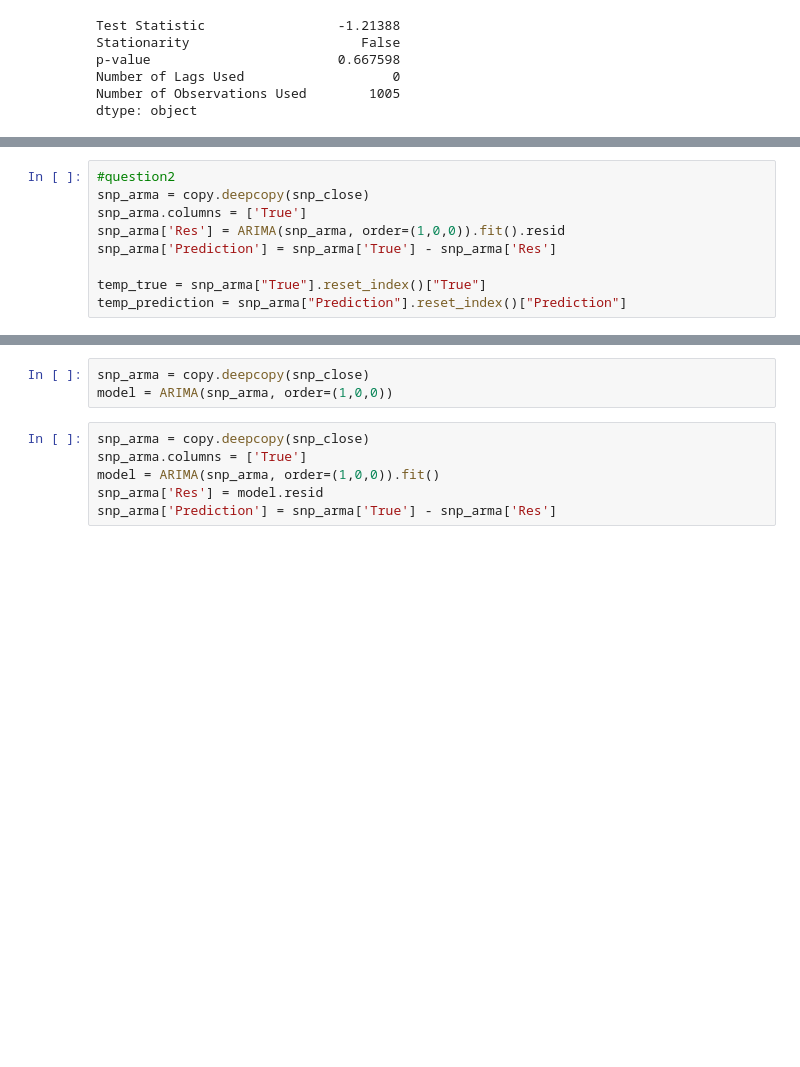
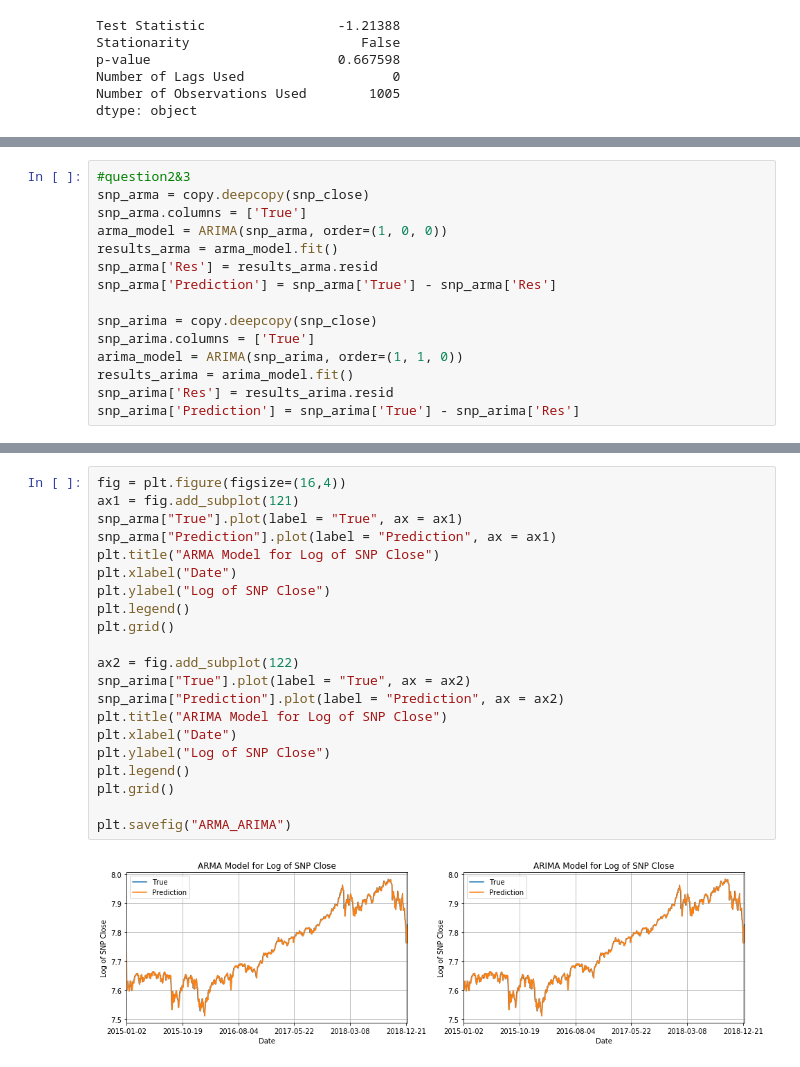
Before and after one commit to yhl116/FSPCW, a Jupyter notebook: 1.2 ARMA vs. ARIMA Models for Financial Applications.ipynb, the cells around one changed output, grey strips where cells are left out. Cells and saved outputs as stored; diff of their text form; blank space fills up the shorter version.

Commit message:
Started Part 2
Finished Part 1 except for 1.2 question 4, finished part 2 until question 3

```diff
--- a/1.2 ARMA vs. ARIMA Models for Financial Applications.ipynb
+++ b/1.2 ARMA vs. ARIMA Models for Financial Applications.ipynb
@@ -51,9 +101,15 @@ dtype: object
 # %%
-#question2
+#question2&3
 snp_arma = copy.deepcopy(snp_close)
 snp_arma.columns = ['True']
-snp_arma['Res'] = ARIMA(snp_arma, order=(1,0,0)).fit().resid
+arma_model = ARIMA(snp_arma, order=(1, 0, 0))
+results_arma = arma_model.fit()
+snp_arma['Res'] = results_arma.resid
 snp_arma['Prediction'] = snp_arma['True'] - snp_arma['Res']
 
-temp_true = snp_arma["True"].reset_index()["True"]
-temp_prediction = snp_arma["Prediction"].reset_index()["Prediction"]
+snp_arima = copy.deepcopy(snp_close)
+snp_arima.columns = ['True']
+arima_model = ARIMA(snp_arima, order=(1, 1, 0))
+results_arima = arima_model.fit()
+snp_arima['Res'] = results_arima.resid
+snp_arima['Prediction'] = snp_arima['True'] - snp_arima['Res']
@@ -72,10 +116,24 @@ plt.show()
-# %%
-snp_arma = copy.deepcopy(snp_close)
-model = ARIMA(snp_arma, order=(1,0,0))
-# %%
-snp_arma = copy.deepcopy(snp_close)
-snp_arma.columns = ['True']
-model = ARIMA(snp_arma, order=(1,0,0)).fit()
-snp_arma['Res'] = model.resid
-snp_arma['Prediction'] = snp_arma['True'] - snp_arma['Res']
+# %%
+fig = plt.figure(figsize=(16,4))
+ax1 = fig.add_subplot(121)
+snp_arma["True"].plot(label = "True", ax = ax1)
+snp_arma["Prediction"].plot(label = "Prediction", ax = ax1)
+plt.title("ARMA Model for Log of SNP Close")
+plt.xlabel("Date")
+plt.ylabel("Log of SNP Close")
+plt.legend()
+plt.grid()
+
+ax2 = fig.add_subplot(122)
+snp_arima["True"].plot(label = "True", ax = ax2)
+snp_arima["Prediction"].plot(label = "Prediction", ax = ax2)
+plt.title("ARIMA Model for Log of SNP Close")
+plt.xlabel("Date")
+plt.ylabel("Log of SNP Close")
+plt.legend()
+plt.grid()
+
+plt.savefig("ARMA_ARIMA")
+# %% [output]
+[figure, added]
 # %%
```
Also changed, not shown: parts of 13 cells of this notebook, 13 other files.
